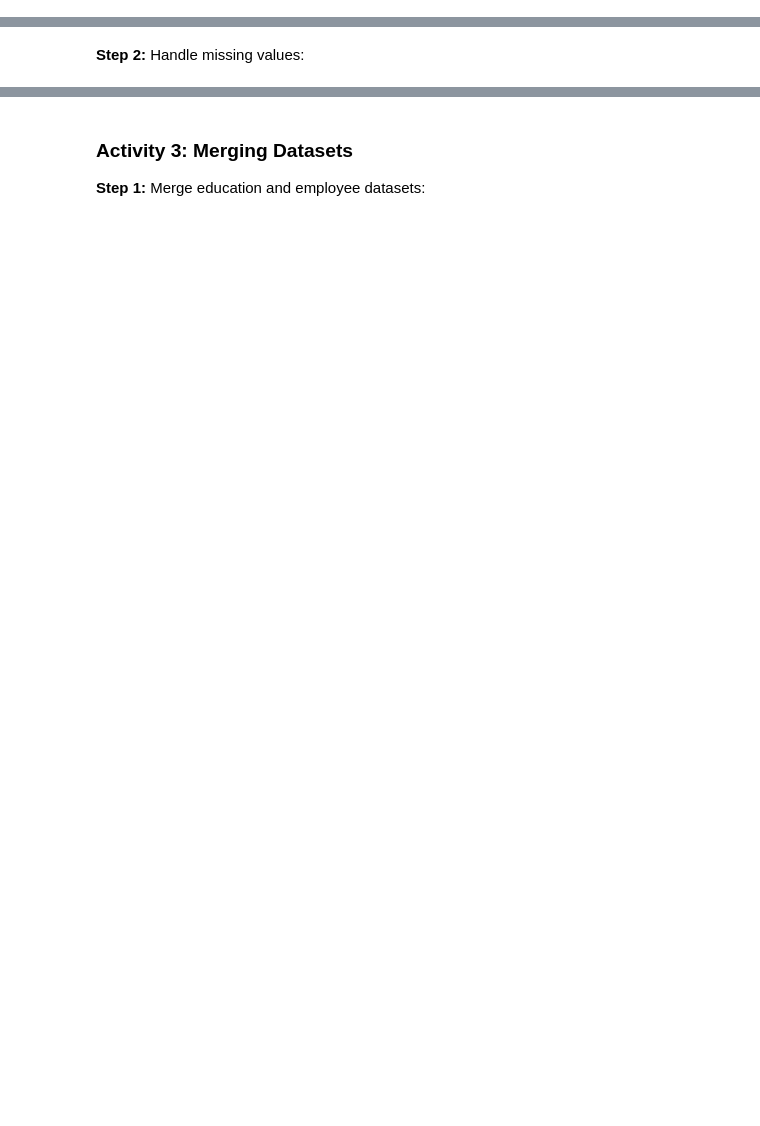
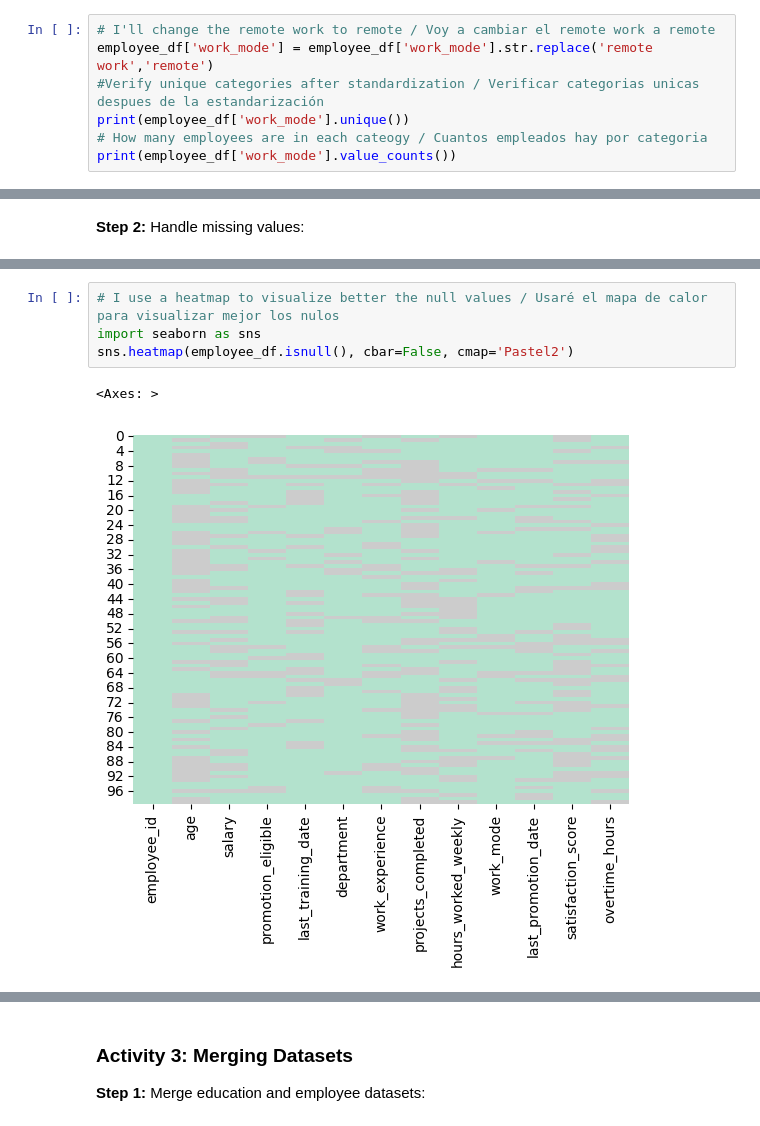
Before and after one commit to Abisais/my-data-project, a Jupyter notebook: DataFrame Operations.ipynb, the cells around one changed output, grey strips where cells are left out. Cells and saved outputs as stored; diff of their text form; blank space fills up the shorter version.

```diff
--- a/DataFrame Operations.ipynb
+++ b/DataFrame Operations.ipynb
@@ -48,0 +84,7 @@ employee_df['work_mode'] = employee_df['work_mode'].str.strip().str.lower()
+# %%
+# I'll change the remote work to remote / Voy a cambiar el remote work a remote
+employee_df['work_mode'] = employee_df['work_mode'].str.replace('remote work','remote')
+#Verify unique categories after standardization / Verificar categorias unicas despues de la estandarización
+print(employee_df['work_mode'].unique())
+# How many employees are in each cateogy / Cuantos empleados hay por categoria
+print(employee_df['work_mode'].value_counts())
@@ -52,0 +128,7 @@ employee_df['work_mode'] = employee_df['work_mode'].str.strip().str.lower()
+# %%
+# I use a heatmap to visualize better the null values / Usaré el mapa de calor para visualizar mejor los nulos
+import seaborn as sns
+sns.heatmap(employee_df.isnull(), cbar=False, cmap='Pastel2')
+# %% [output]
+<Axes: >
+[figure, added]
```
Also changed, not shown: parts of 17 cells of this notebook, 1 other file.
